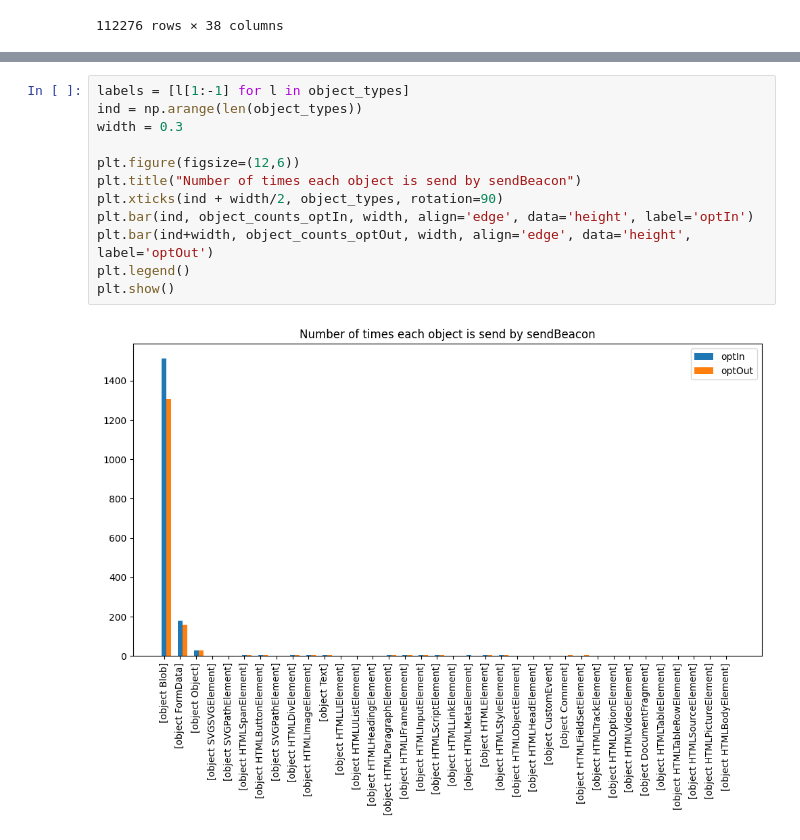
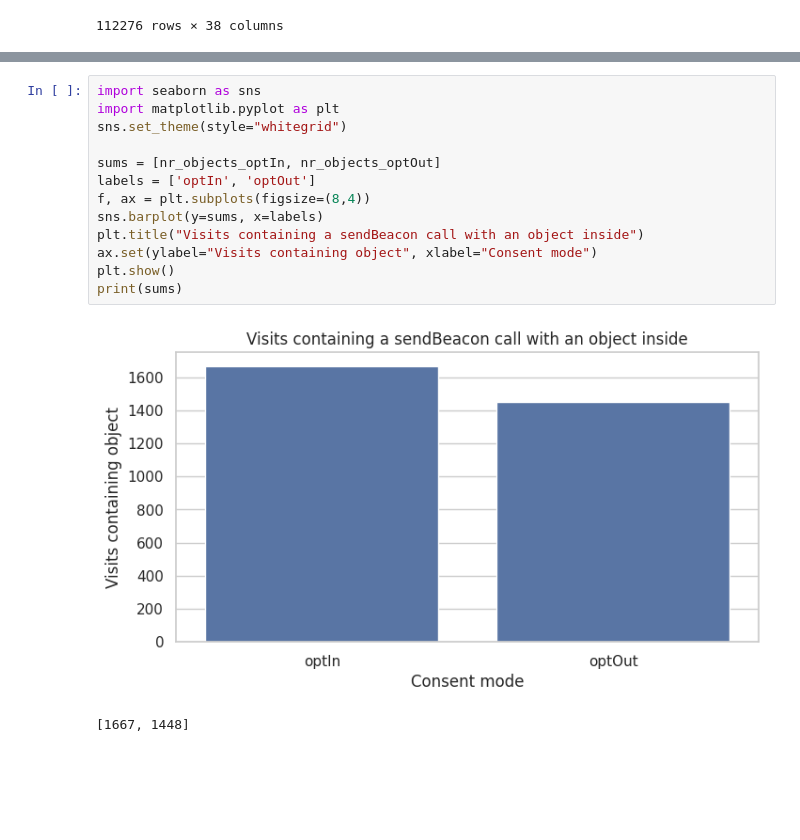
Before and after one commit to woutgit/sendBeacon-crawler, a Jupyter notebook: analysis/object-type-analysis/intersection_of_visits.ipynb, the cells around one changed output, grey strips where cells are left out. Saved outputs shown, nothing was run; the diff lists cells and outputs as text; blank space fills up the shorter version.

```diff
--- a/analysis/object-type-analysis/intersection_of_visits.ipynb
+++ b/analysis/object-type-analysis/intersection_of_visits.ipynb
@@ -190,14 +151,16 @@ plt.show()
-# %%
-labels = [l[1:-1] for l in object_types]
-ind = np.arange(len(object_types))
-width = 0.3
-
-plt.figure(figsize=(12,6))
-plt.title("Number of times each object is send by sendBeacon")
-plt.xticks(ind + width/2, object_types, rotation=90)
-plt.bar(ind, object_counts_optIn, width, align='edge', data='height', label='optIn')
-plt.bar(ind+width, object_counts_optOut, width, align='edge', data='height', label='optOut')
-plt.legend()
-plt.show()
-# %% [output]
-[figure, removed]
+# %%
+import seaborn as sns
+import matplotlib.pyplot as plt
+sns.set_theme(style="whitegrid")
+
+sums = [nr_objects_optIn, nr_objects_optOut]
+labels = ['optIn', 'optOut']
+f, ax = plt.subplots(figsize=(8,4))
+sns.barplot(y=sums, x=labels)
+plt.title("Visits containing a sendBeacon call with an object inside")
+ax.set(ylabel="Visits containing object", xlabel="Consent mode")
+plt.show()
+print(sums)
+# %% [output]
+[figure, added]
+[1667, 1448]
```
Also changed, not shown: parts of 7 cells of this notebook, 6 other files.
